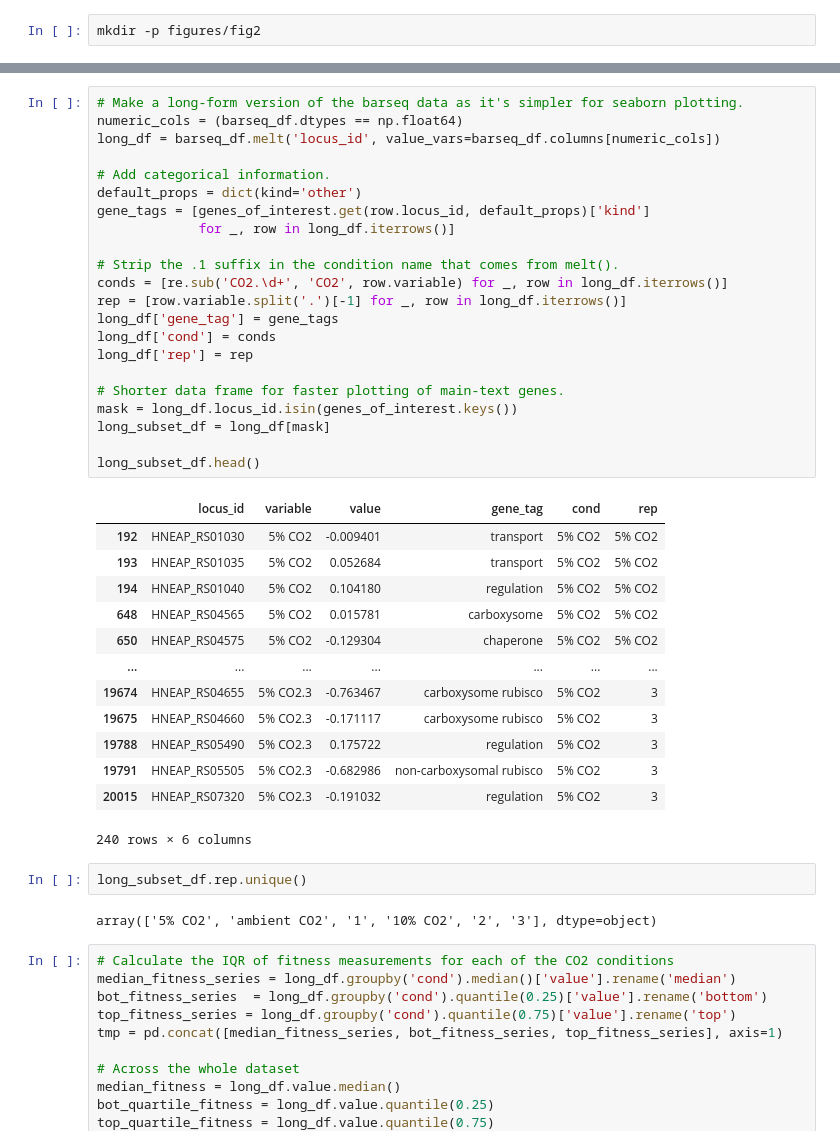
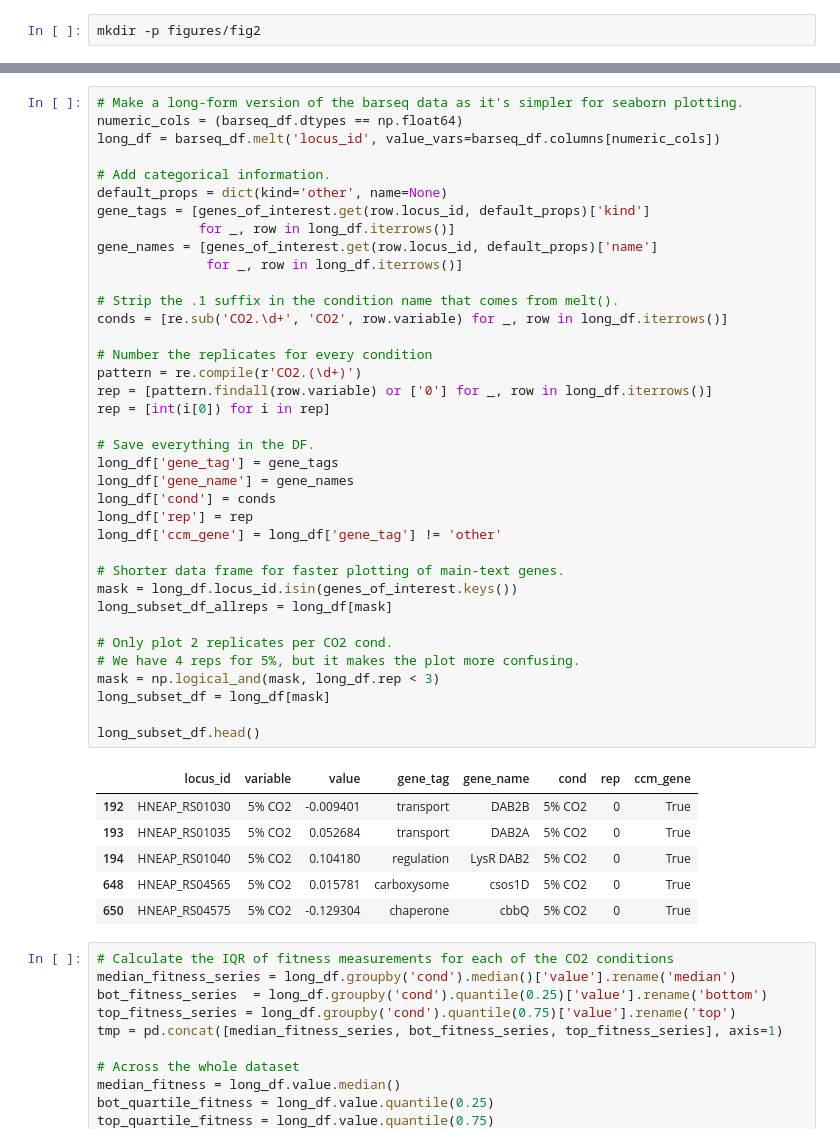
Before and after one commit to flamholz/ccm_evolution, a Jupyter notebook: notebooks/Fig2_Hnea_BarSeq.ipynb, the cells around one changed output, grey strips where cells are left out. Saved outputs shown, nothing was run; the diff lists cells and outputs as text.

```diff
--- a/notebooks/Fig2_Hnea_BarSeq.ipynb
+++ b/notebooks/Fig2_Hnea_BarSeq.ipynb
@@ -70,43 +35,47 @@ barseq_df
 # %%
 # Make a long-form version of the barseq data as it's simpler for seaborn plotting.
 numeric_cols = (barseq_df.dtypes == np.float64)
 long_df = barseq_df.melt('locus_id', value_vars=barseq_df.columns[numeric_cols])
 
 # Add categorical information.
-default_props = dict(kind='other')
+default_props = dict(kind='other', name=None)
 gene_tags = [genes_of_interest.get(row.locus_id, default_props)['kind']
              for _, row in long_df.iterrows()]
+gene_names = [genes_of_interest.get(row.locus_id, default_props)['name']
+              for _, row in long_df.iterrows()]
 
 # Strip the .1 suffix in the condition name that comes from melt().
 conds = [re.sub('CO2.\d+', 'CO2', row.variable) for _, row in long_df.iterrows()]
-rep = [row.variable.split('.')[-1] for _, row in long_df.iterrows()]
+
+# Number the replicates for every condition
+pattern = re.compile(r'CO2.(\d+)')
+rep = [pattern.findall(row.variable) or ['0'] for _, row in long_df.iterrows()]
+rep = [int(i[0]) for i in rep]
+
+# Save everything in the DF.
 long_df['gene_tag'] = gene_tags
+long_df['gene_name'] = gene_names
 long_df['cond'] = conds
 long_df['rep'] = rep
+long_df['ccm_gene'] = long_df['gene_tag'] != 'other'
 
 # Shorter data frame for faster plotting of main-text genes.
 mask = long_df.locus_id.isin(genes_of_interest.keys())
+long_subset_df_allreps = long_df[mask]
+
+# Only plot 2 replicates per CO2 cond.
+# We have 4 reps for 5%, but it makes the plot more confusing.
+mask = np.logical_and(mask, long_df.rep < 3)
 long_subset_df = long_df[mask]
 
 long_subset_df.head()
 # %% [output]
-|  | locus_id | variable | value | gene_tag | cond | rep |
-| 192 | HNEAP_RS01030 | 5% CO2 | -0.009401 | transport | 5% CO2 | 5% CO2 |
-| 193 | HNEAP_RS01035 | 5% CO2 | 0.052684 | transport | 5% CO2 | 5% CO2 |
-| 194 | HNEAP_RS01040 | 5% CO2 | 0.104180 | regulation | 5% CO2 | 5% CO2 |
-| 648 | HNEAP_RS04565 | 5% CO2 | 0.015781 | carboxysome | 5% CO2 | 5% CO2 |
-| 650 | HNEAP_RS04575 | 5% CO2 | -0.129304 | chaperone | 5% CO2 | 5% CO2 |
-| ... | ... | ... | ... | ... | ... | ... |
-| 19674 | HNEAP_RS04655 | 5% CO2.3 | -0.763467 | carboxysome rubisco | 5% CO2 | 3 |
-| 19675 | HNEAP_RS04660 | 5% CO2.3 | -0.171117 | carboxysome rubisco | 5% CO2 | 3 |
-| 19788 | HNEAP_RS05490 | 5% CO2.3 | 0.175722 | regulation | 5% CO2 | 3 |
-| 19791 | HNEAP_RS05505 | 5% CO2.3 | -0.682986 | non-carboxysomal rubisco | 5% CO2 | 3 |
-| 20015 | HNEAP_RS07320 | 5% CO2.3 | -0.191032 | regulation | 5% CO2 | 3 |
+|  | locus_id | variable | value | gene_tag | gene_name | cond | rep | ccm_gene |
+| 192 | HNEAP_RS01030 | 5% CO2 | -0.009401 | transport | DAB2B | 5% CO2 | 0 | True |
+| 193 | HNEAP_RS01035 | 5% CO2 | 0.052684 | transport | DAB2A | 5% CO2 | 0 | True |
+| 194 | HNEAP_RS01040 | 5% CO2 | 0.104180 | regulation | LysR DAB2 | 5% CO2 | 0 | True |
+| 648 | HNEAP_RS04565 | 5% CO2 | 0.015781 | carboxysome | csos1D | 5% CO2 | 0 | True |
+| 650 | HNEAP_RS04575 | 5% CO2 | -0.129304 | chaperone | cbbQ | 5% CO2 | 0 | True |
-240 rows × 6 columns
-# %%
-long_subset_df.rep.unique()
-# %% [output]
-array(['5% CO2', 'ambient CO2', '1', '10% CO2', '2', '3'], dtype=object)
 # %%
 # Calculate the IQR of fitness measurements for each of the CO2 conditions
 median_fitness_series = long_df.groupby('cond').median()['value'].rename('median')
```
Also changed, not shown: parts of 16 cells of this notebook.
